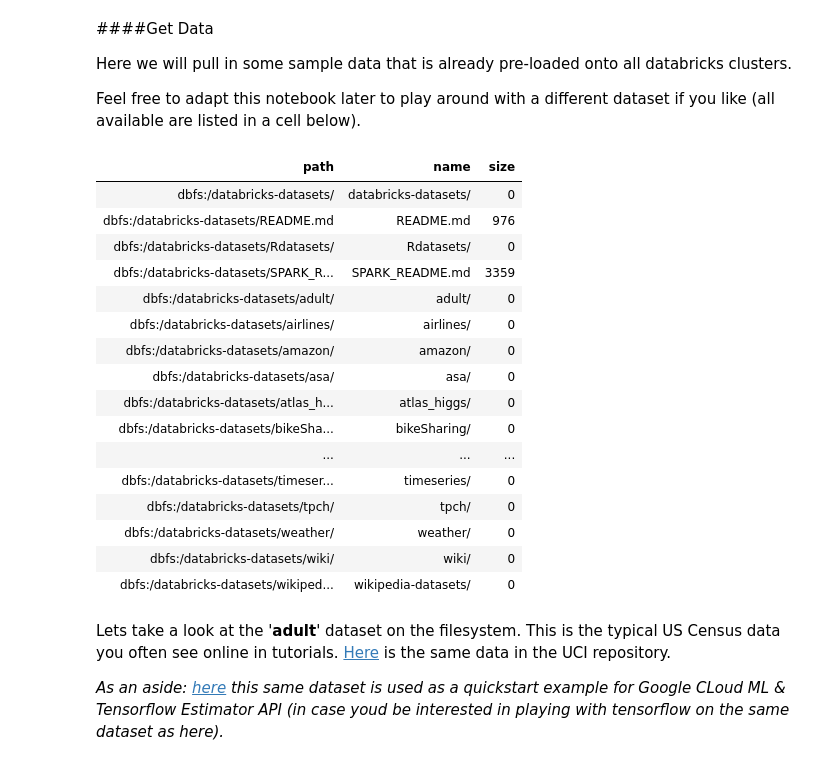
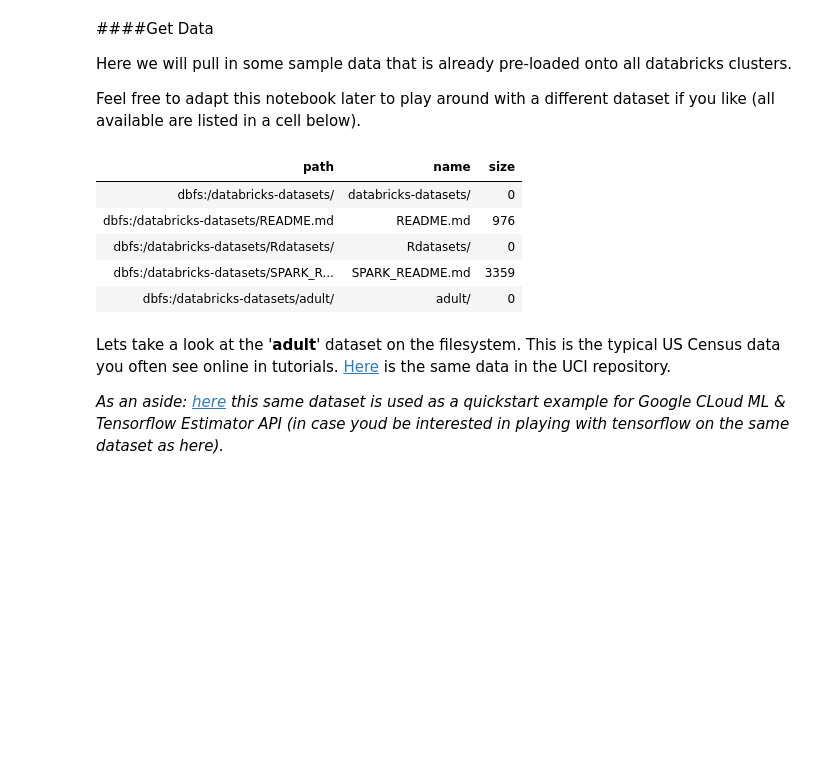
Before and after one commit to scottpenn/spark, a Jupyter notebook: Spark DF, SQL, ML Exercise.ipynb, the cells around one changed output. Cells and saved outputs as stored; diff of their text form; code cells hidden in the pictures; blank space fills up the shorter version.

Commit message:
Adjusted notebook for better display

```diff
--- a/Spark DF, SQL, ML Exercise.ipynb
+++ b/Spark DF, SQL, ML Exercise.ipynb
@@ -30,25 +30,14 @@ Here we will pull in some sample data that is already pre-loaded onto all databr
 Feel free to adapt this notebook later to play around with a different dataset if you like (all available are listed in a cell below).
 # %%
 # display datasets already in databricks
-display(dbutils.fs.ls("/databricks-datasets"))
+display(dbutils.fs.ls("/databricks-datasets")[:5])
 # %% [output]
 | path | name | size |
 | dbfs:/databricks-datasets/ | databricks-datasets/ | 0 |
 | dbfs:/databricks-datasets/README.md | README.md | 976 |
 | dbfs:/databricks-datasets/Rdatasets/ | Rdatasets/ | 0 |
 | dbfs:/databricks-datasets/SPARK_R... | SPARK_README.md | 3359 |
 | dbfs:/databricks-datasets/adult/ | adult/ | 0 |
-| dbfs:/databricks-datasets/airlines/ | airlines/ | 0 |
-| dbfs:/databricks-datasets/amazon/ | amazon/ | 0 |
-| dbfs:/databricks-datasets/asa/ | asa/ | 0 |
-| dbfs:/databricks-datasets/atlas_h... | atlas_higgs/ | 0 |
-| dbfs:/databricks-datasets/bikeSha... | bikeSharing/ | 0 |
-| ... | ... | ... |
-| dbfs:/databricks-datasets/timeser... | timeseries/ | 0 |
-| dbfs:/databricks-datasets/tpch/ | tpch/ | 0 |
-| dbfs:/databricks-datasets/weather/ | weather/ | 0 |
-| dbfs:/databricks-datasets/wiki/ | wiki/ | 0 |
-| dbfs:/databricks-datasets/wikiped... | wikipedia-datasets/ | 0 |
 # %% [markdown]
 Lets take a look at the '**adult**' dataset on the filesystem. This is the typical US Census data you often see online in tutorials. [Here](https://archive.ics.uci.edu/ml/datasets/adult) is the same data in the UCI repository.
 
```
Also changed, not shown: parts of 13 cells of this notebook, 1 other file.
